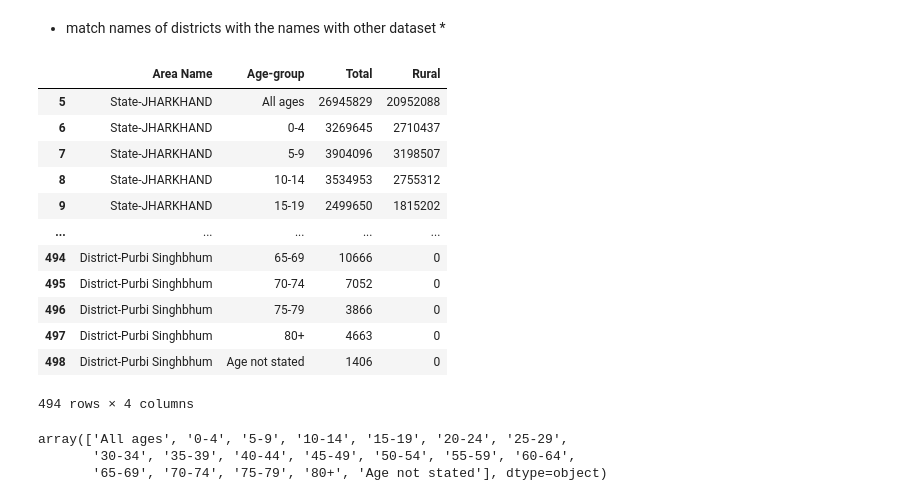
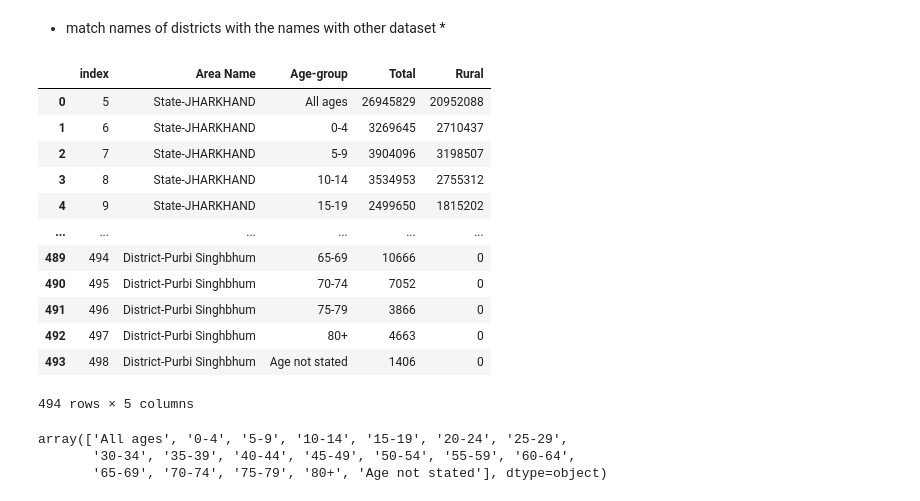
Before and after one commit to abhi-ram-M/jharkand-nuclear-radiation, a Jupyter notebook: main__.ipynb, the cells around one changed output. Drawn from its saved outputs; the diff is of its cells as text; code cells hidden in the pictures.

Commit message:
Commit-14. adjusted population dataframe as per requirement

```diff
--- a/main__.ipynb
+++ b/main__.ipynb
@@ -122,21 +122,21 @@ mapping = {
 
 nu_df['Area Name'] = nu_df['Area Name'].replace(mapping)
 # %%
-nu_df
+nu_df.reset_index()
 # %% [output]
-|  | Area Name | Age-group | Total | Rural |
-| 5 | State-JHARKHAND | All ages | 26945829 | 20952088 |
-| 6 | State-JHARKHAND | 0-4 | 3269645 | 2710437 |
-| 7 | State-JHARKHAND | 5-9 | 3904096 | 3198507 |
-| 8 | State-JHARKHAND | 10-14 | 3534953 | 2755312 |
-| 9 | State-JHARKHAND | 15-19 | 2499650 | 1815202 |
-| ... | ... | ... | ... | ... |
-| 494 | District-Purbi Singhbhum | 65-69 | 10666 | 0 |
-| 495 | District-Purbi Singhbhum | 70-74 | 7052 | 0 |
-| 496 | District-Purbi Singhbhum | 75-79 | 3866 | 0 |
-| 497 | District-Purbi Singhbhum | 80+ | 4663 | 0 |
-| 498 | District-Purbi Singhbhum | Age not stated | 1406 | 0 |
+|  | index | Area Name | Age-group | Total | Rural |
+| 0 | 5 | State-JHARKHAND | All ages | 26945829 | 20952088 |
+| 1 | 6 | State-JHARKHAND | 0-4 | 3269645 | 2710437 |
+| 2 | 7 | State-JHARKHAND | 5-9 | 3904096 | 3198507 |
+| 3 | 8 | State-JHARKHAND | 10-14 | 3534953 | 2755312 |
+| 4 | 9 | State-JHARKHAND | 15-19 | 2499650 | 1815202 |
+| ... | ... | ... | ... | ... | ... |
+| 489 | 494 | District-Purbi Singhbhum | 65-69 | 10666 | 0 |
+| 490 | 495 | District-Purbi Singhbhum | 70-74 | 7052 | 0 |
+| 491 | 496 | District-Purbi Singhbhum | 75-79 | 3866 | 0 |
+| 492 | 497 | District-Purbi Singhbhum | 80+ | 4663 | 0 |
+| 493 | 498 | District-Purbi Singhbhum | Age not stated | 1406 | 0 |
-494 rows × 4 columns
+494 rows × 5 columns
 # %%
 nu_df['Age-group'].unique()
 # %% [output]
```
Also changed, not shown: parts of 15 cells of this notebook.
